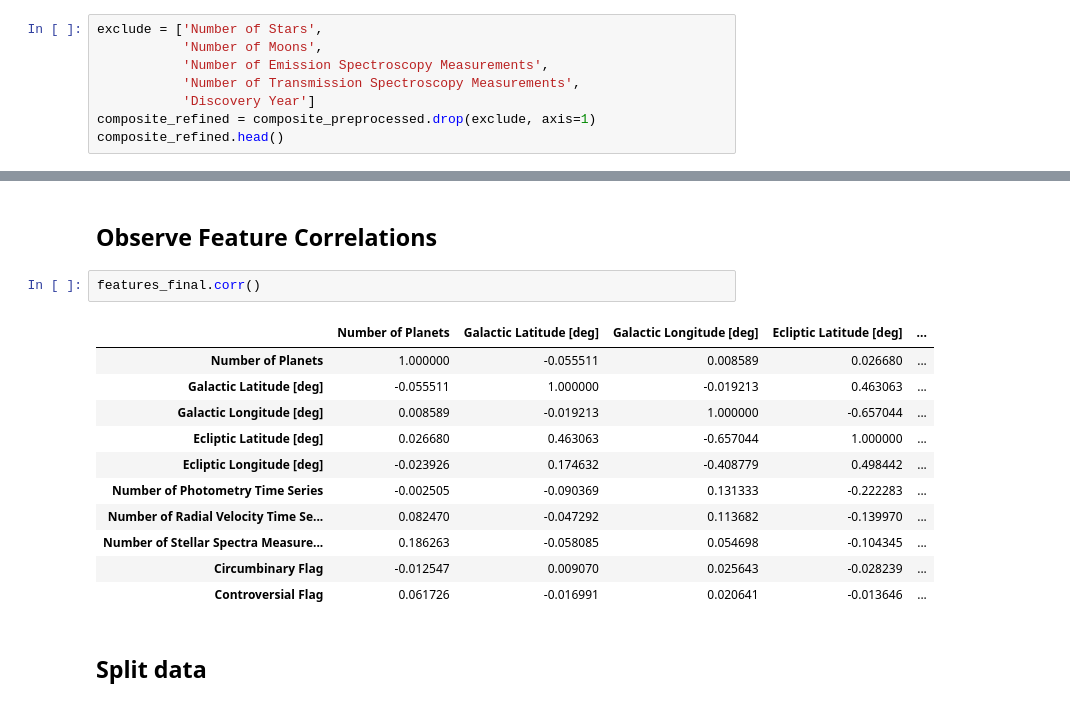
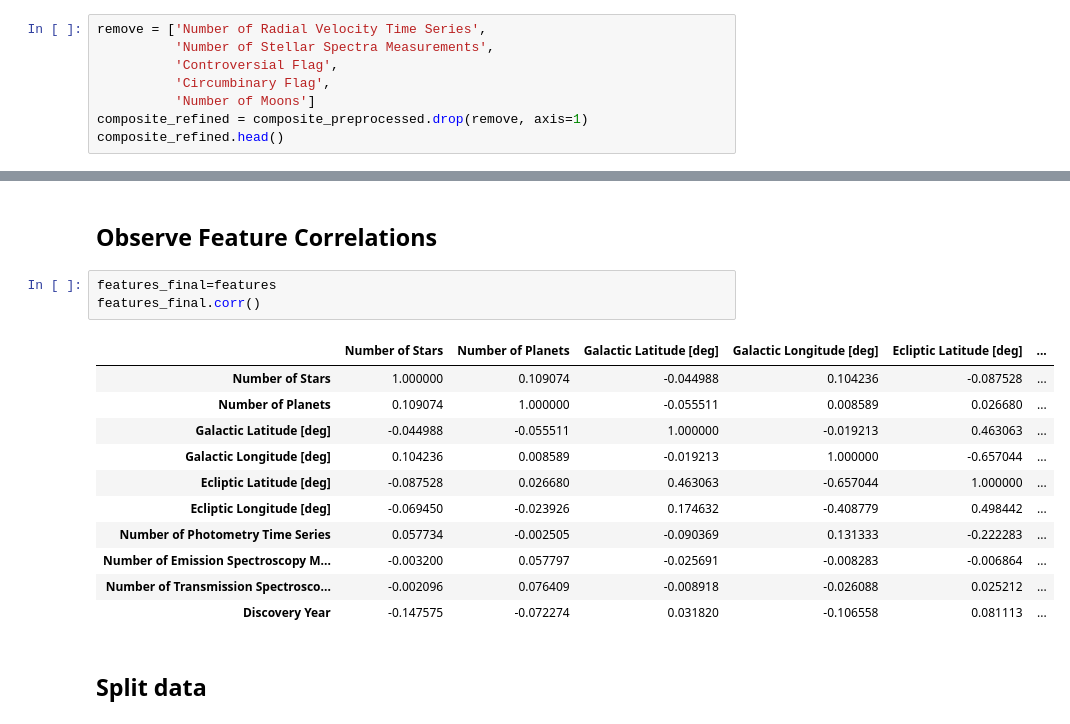
Before and after one commit to KevinCollazos64/Exoplanet-Discovery-Method-ML, a Jupyter notebook: Exoplanet_Composite_Logistic_Regression_Refined_Features.ipynb, the cells around one changed output, grey strips where cells are left out. Cells and saved outputs as stored; diff of their text form.

```diff
--- a/Exoplanet_Composite_Logistic_Regression_Refined_Features.ipynb
+++ b/Exoplanet_Composite_Logistic_Regression_Refined_Features.ipynb
@@ -18,11 +18,11 @@ composite_preprocessed.head()
 # %% [markdown]
 # Drop Unnecessary
 # %%
-exclude = ['Number of Stars',
-           'Number of Moons',
-           'Number of Emission Spectroscopy Measurements',
-           'Number of Transmission Spectroscopy Measurements',
-           'Discovery Year']
-composite_refined = composite_preprocessed.drop(exclude, axis=1)
+remove = ['Number of Radial Velocity Time Series',
+          'Number of Stellar Spectra Measurements',
+          'Controversial Flag',
+          'Circumbinary Flag',
+          'Number of Moons']
+composite_refined = composite_preprocessed.drop(remove, axis=1)
 composite_refined.head()
 # %% [output]
@@ -84,19 +78,20 @@ features_final = features.drop(high_vif_features, axis=1)
 # %% [markdown]
 ## Observe Feature Correlations
 # %%
+features_final=features
 features_final.corr()
 # %% [output]
-|  | Number of Planets | Galactic Latitude [deg] | Galactic Longitude [deg] | Ecliptic Latitude [deg] | ... |
-| Number of Planets | 1.000000 | -0.055511 | 0.008589 | 0.026680 | ... |
-| Galactic Latitude [deg] | -0.055511 | 1.000000 | -0.019213 | 0.463063 | ... |
-| Galactic Longitude [deg] | 0.008589 | -0.019213 | 1.000000 | -0.657044 | ... |
-| Ecliptic Latitude [deg] | 0.026680 | 0.463063 | -0.657044 | 1.000000 | ... |
-| Ecliptic Longitude [deg] | -0.023926 | 0.174632 | -0.408779 | 0.498442 | ... |
-| Number of Photometry Time Series | -0.002505 | -0.090369 | 0.131333 | -0.222283 | ... |
-| Number of Radial Velocity Time Se... | 0.082470 | -0.047292 | 0.113682 | -0.139970 | ... |
-| Number of Stellar Spectra Measure... | 0.186263 | -0.058085 | 0.054698 | -0.104345 | ... |
-| Circumbinary Flag | -0.012547 | 0.009070 | 0.025643 | -0.028239 | ... |
-| Controversial Flag | 0.061726 | -0.016991 | 0.020641 | -0.013646 | ... |
+|  | Number of Stars | Number of Planets | Galactic Latitude [deg] | Galactic Longitude [deg] | Ecliptic Latitude [deg] | ... |
+| Number of Stars | 1.000000 | 0.109074 | -0.044988 | 0.104236 | -0.087528 | ... |
+| Number of Planets | 0.109074 | 1.000000 | -0.055511 | 0.008589 | 0.026680 | ... |
+| Galactic Latitude [deg] | -0.044988 | -0.055511 | 1.000000 | -0.019213 | 0.463063 | ... |
+| Galactic Longitude [deg] | 0.104236 | 0.008589 | -0.019213 | 1.000000 | -0.657044 | ... |
+| Ecliptic Latitude [deg] | -0.087528 | 0.026680 | 0.463063 | -0.657044 | 1.000000 | ... |
+| Ecliptic Longitude [deg] | -0.069450 | -0.023926 | 0.174632 | -0.408779 | 0.498442 | ... |
+| Number of Photometry Time Series | 0.057734 | -0.002505 | -0.090369 | 0.131333 | -0.222283 | ... |
+| Number of Emission Spectroscopy M... | -0.003200 | 0.057797 | -0.025691 | -0.008283 | -0.006864 | ... |
+| Number of Transmission Spectrosco... | -0.002096 | 0.076409 | -0.008918 | -0.026088 | 0.025212 | ... |
+| Discovery Year | -0.147575 | -0.072274 | 0.031820 | -0.106558 | 0.081113 | ... |
 # %% [markdown]
 ## Split data
 # %%
```
Also changed, not shown: parts of 18 cells of this notebook, 1 other file.
